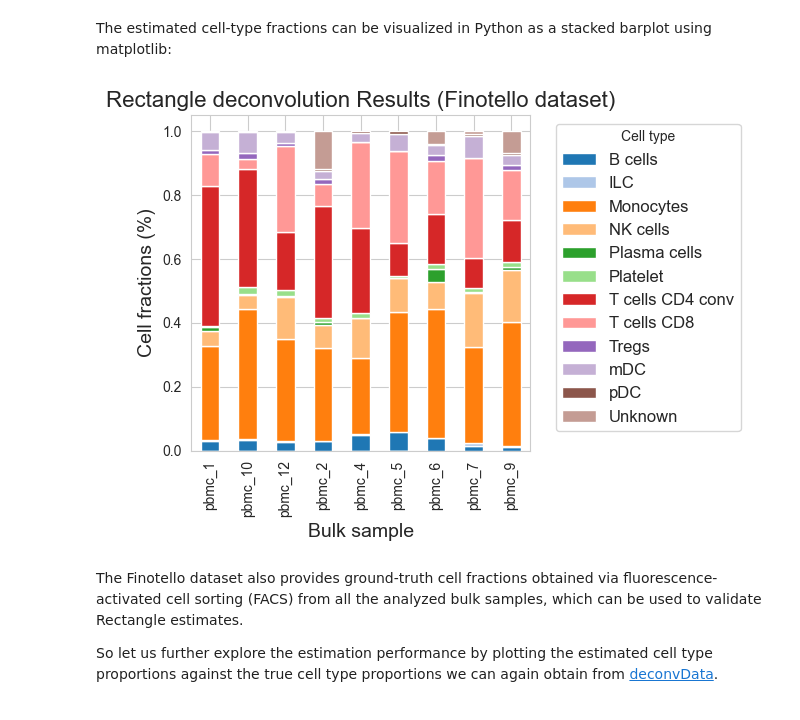
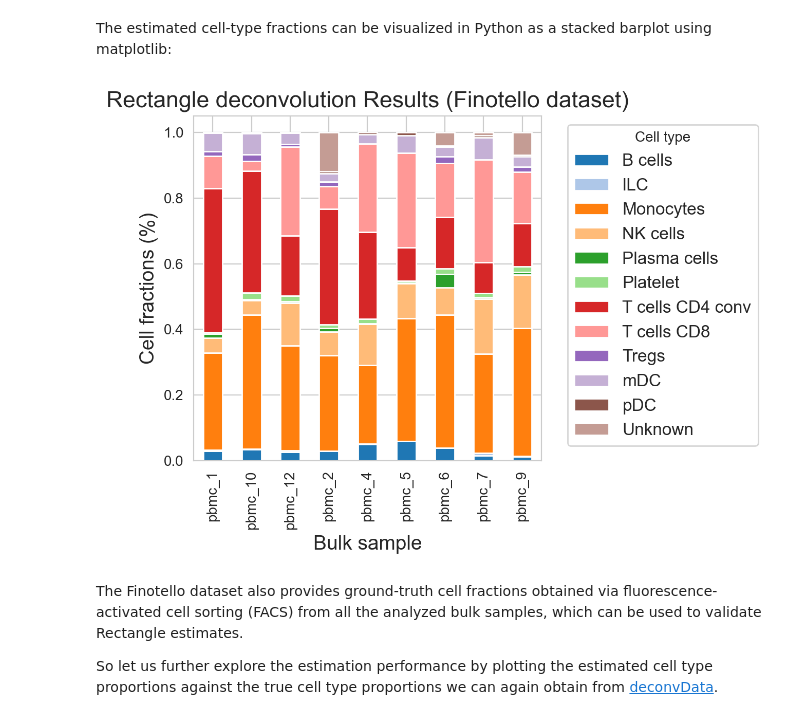
Before and after one commit to ComputationalBiomedicineGroup/Rectangle, a Jupyter notebook: docs/notebooks/example.ipynb, the cells around one changed output. Cells and saved outputs as stored; diff of their text form; code cells hidden in the pictures.

Commit message:
higher plot resolution

```diff
--- a/docs/notebooks/example.ipynb
+++ b/docs/notebooks/example.ipynb
@@ -130,17 +130,17 @@ The estimated cell-type fractions can be visualized in Python as a stacked barpl
 # %%
 import matplotlib.pyplot as plt
 
-fig, ax = plt.subplots()
+fig, ax = plt.subplots(dpi=200)  # Increased resolution
 colors = plt.get_cmap('tab20').colors  # More distinct colors
 estimations.plot(kind='bar', stacked=True, ax=ax, color=colors)
 ax.set_title('Rectangle deconvolution Results (Finotello dataset)', fontsize=16)
 ax.set_ylabel('Cell fractions (%)', fontsize=14)
 ax.set_xlabel('Bulk sample', fontsize=14)
 ax.legend(title='Cell type', bbox_to_anchor=(1.05, 1), loc='upper left', fontsize=12)
 plt.tight_layout()
 plt.show()
 # %% [output]
-[figure, old version]
+[figure, new version]
 # %% [markdown]
 The Finotello dataset also provides ground-truth cell fractions obtained via fluorescence-activated cell sorting (FACS) from all the analyzed bulk samples, which can be used to validate Rectangle estimates.
 
```
Also changed, not shown: parts of 1 cell of this notebook.
